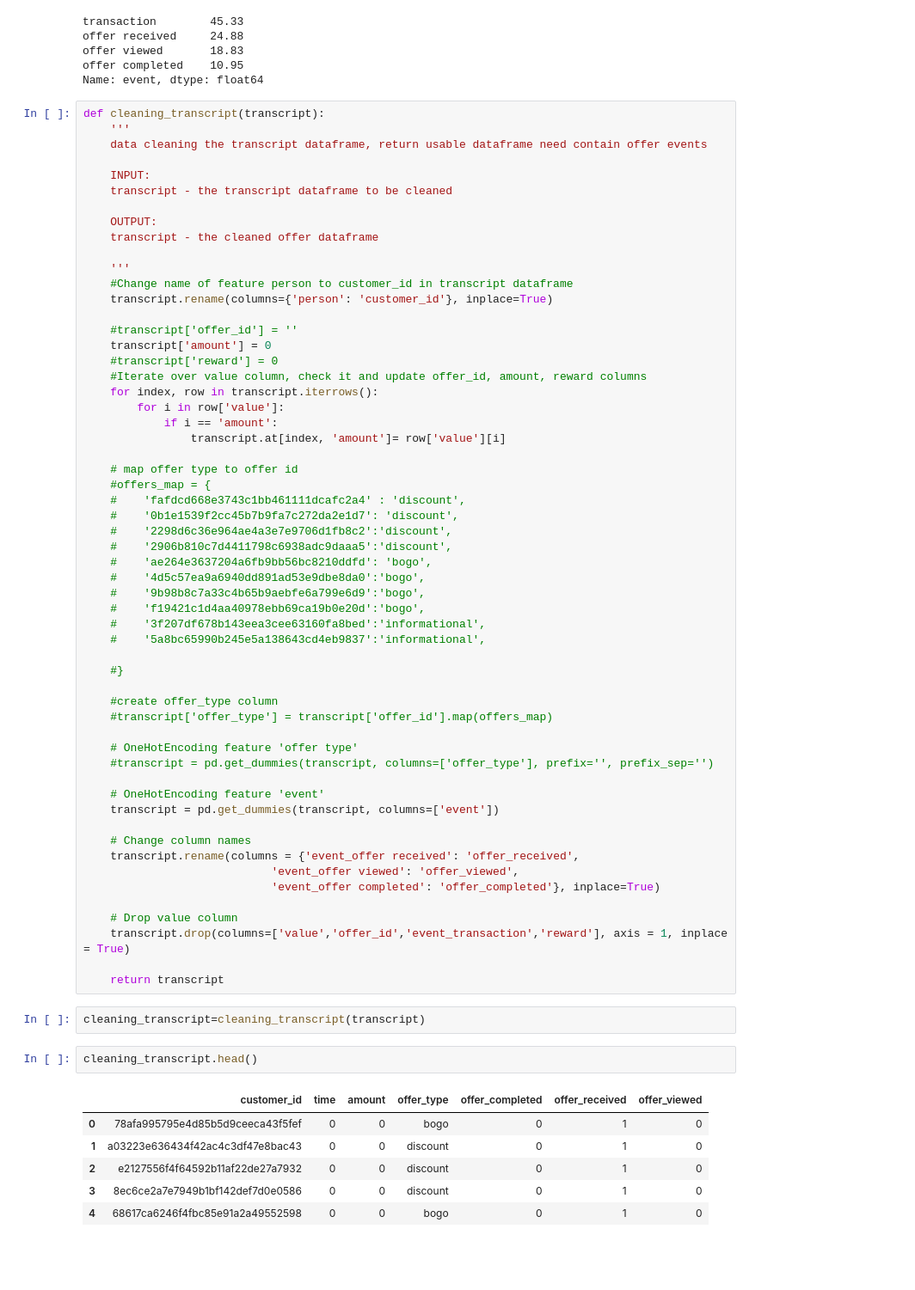
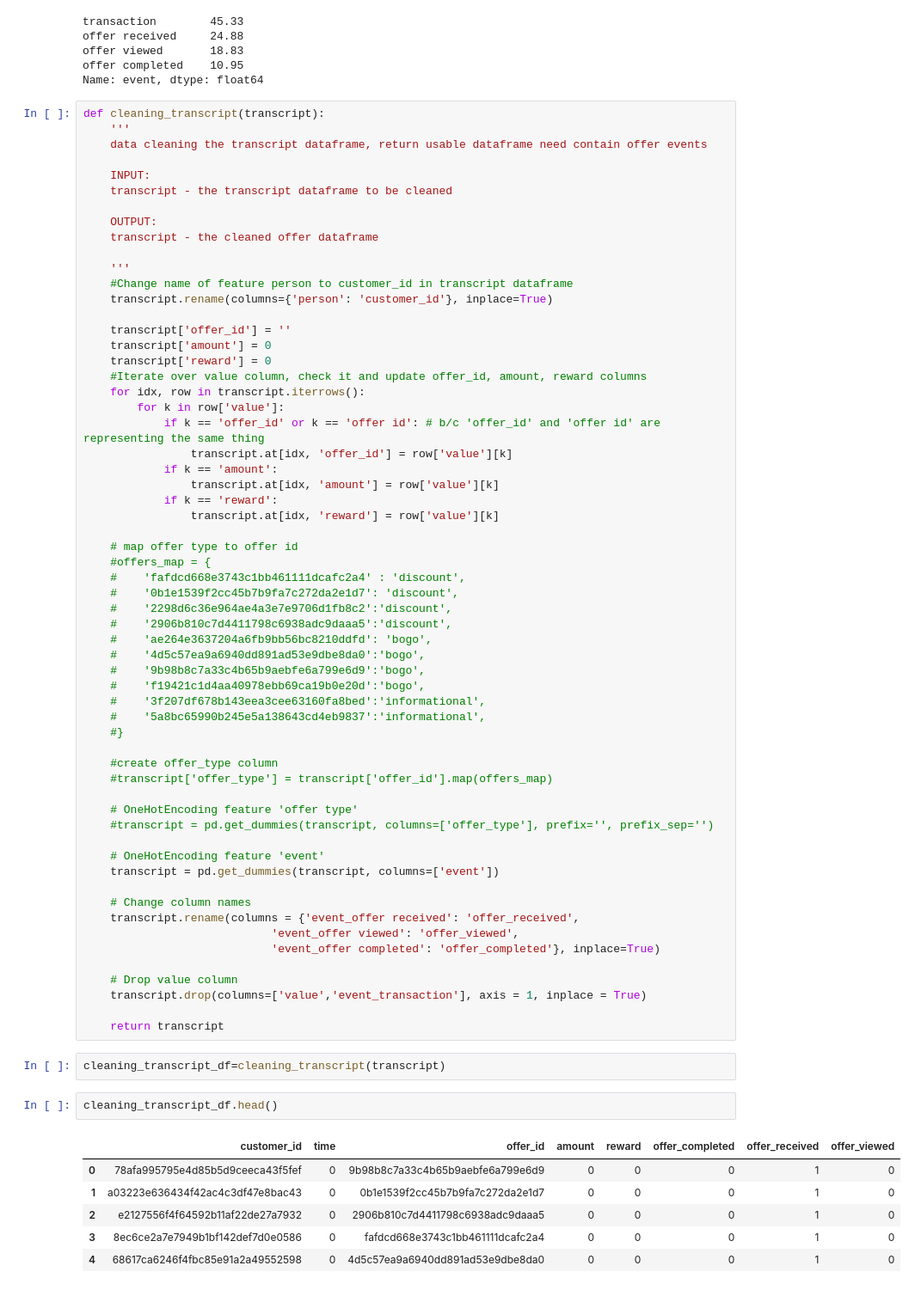
Before and after one commit to isakkabir/Starbucks-Challenge, a Jupyter notebook: Starbucks_Capstone_notebook.ipynb, the cells around one changed output. Shown at 86% size. Cells and saved outputs as stored; diff of their text form; blank space fills up the shorter version.

Commit message:
Update cleaning function

```diff
--- a/Starbucks_Capstone_notebook.ipynb
+++ b/Starbucks_Capstone_notebook.ipynb
@@ -428,14 +563,18 @@ def cleaning_transcript(transcript):
     #Change name of feature person to customer_id in transcript dataframe
     transcript.rename(columns={'person': 'customer_id'}, inplace=True)
 
-    #transcript['offer_id'] = ''
+    transcript['offer_id'] = ''
     transcript['amount'] = 0
-    #transcript['reward'] = 0
+    transcript['reward'] = 0
     #Iterate over value column, check it and update offer_id, amount, reward columns
-    for index, row in transcript.iterrows():
-        for i in row['value']:
-            if i == 'amount':
-                transcript.at[index, 'amount']= row['value'][i]
+    for idx, row in transcript.iterrows():
+        for k in row['value']:
+            if k == 'offer_id' or k == 'offer id': # b/c 'offer_id' and 'offer id' are representing the same thing
+                transcript.at[idx, 'offer_id'] = row['value'][k]
+            if k == 'amount':
+                transcript.at[idx, 'amount'] = row['value'][k]
+            if k == 'reward':
+                transcript.at[idx, 'reward'] = row['value'][k]
 
     # map offer type to offer id
     #offers_map = {
@@ -449,7 +588,6 @@ def cleaning_transcript(transcript):
     #    'f19421c1d4aa40978ebb69ca19b0e20d':'bogo',
     #    '3f207df678b143eea3cee63160fa8bed':'informational',
     #    '5a8bc65990b245e5a138643cd4eb9837':'informational',
-
     #}
 
     #create offer_type column
@@ -467,17 +605,17 @@ def cleaning_transcript(transcript):
                             'event_offer completed': 'offer_completed'}, inplace=True)
 
     # Drop value column
-    transcript.drop(columns=['value','offer_id','event_transaction','reward'], axis = 1, inplace = True)
+    transcript.drop(columns=['value','event_transaction'], axis = 1, inplace = True)
 
     return transcript
 # %%
-cleaning_transcript=cleaning_transcript(transcript)
+cleaning_transcript_df=cleaning_transcript(transcript)
 # %%
-cleaning_transcript.head()
+cleaning_transcript_df.head()
 # %% [output]
-|  | customer_id | time | amount | offer_type | offer_completed | offer_received | offer_viewed |
-| 0 | 78afa995795e4d85b5d9ceeca43f5fef | 0 | 0 | bogo | 0 | 1 | 0 |
-| 1 | a03223e636434f42ac4c3df47e8bac43 | 0 | 0 | discount | 0 | 1 | 0 |
-| 2 | e2127556f4f64592b11af22de27a7932 | 0 | 0 | discount | 0 | 1 | 0 |
-| 3 | 8ec6ce2a7e7949b1bf142def7d0e0586 | 0 | 0 | discount | 0 | 1 | 0 |
-| 4 | 68617ca6246f4fbc85e91a2a49552598 | 0 | 0 | bogo | 0 | 1 | 0 |
+|  | customer_id | time | offer_id | amount | reward | offer_completed | offer_received | offer_viewed |
+| 0 | 78afa995795e4d85b5d9ceeca43f5fef | 0 | 9b98b8c7a33c4b65b9aebfe6a799e6d9 | 0 | 0 | 0 | 1 | 0 |
+| 1 | a03223e636434f42ac4c3df47e8bac43 | 0 | 0b1e1539f2cc45b7b9fa7c272da2e1d7 | 0 | 0 | 0 | 1 | 0 |
+| 2 | e2127556f4f64592b11af22de27a7932 | 0 | 2906b810c7d4411798c6938adc9daaa5 | 0 | 0 | 0 | 1 | 0 |
+| 3 | 8ec6ce2a7e7949b1bf142def7d0e0586 | 0 | fafdcd668e3743c1bb461111dcafc2a4 | 0 | 0 | 0 | 1 | 0 |
+| 4 | 68617ca6246f4fbc85e91a2a49552598 | 0 | 4d5c57ea9a6940dd891ad53e9dbe8da0 | 0 | 0 | 0 | 1 | 0 |
```
Also changed, not shown: parts of 32 cells of this notebook.
